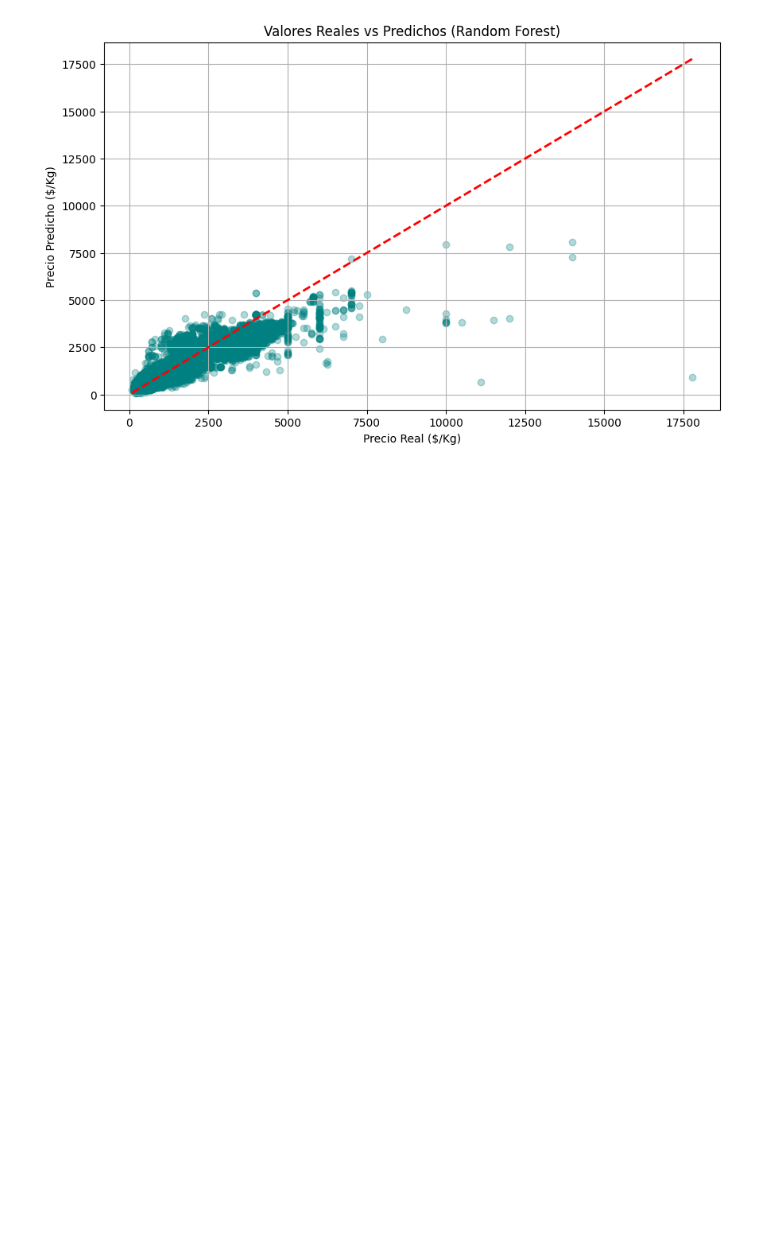
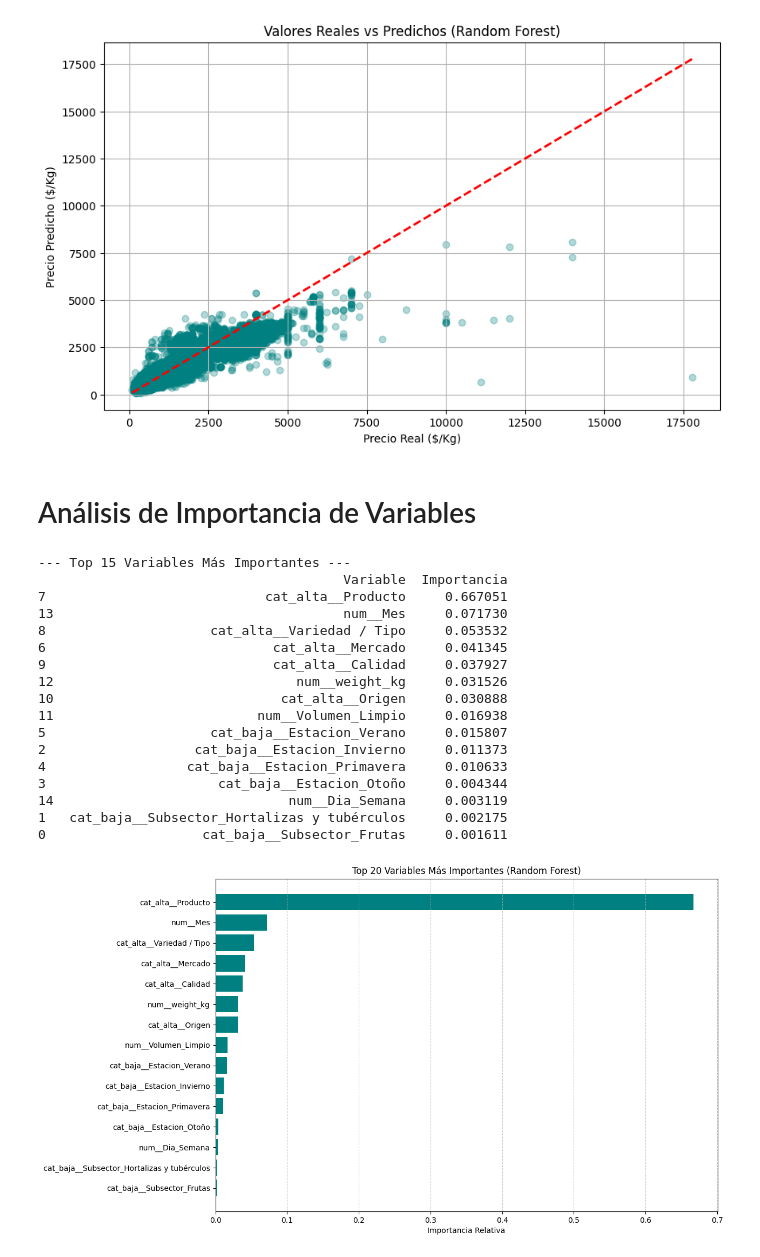
Before and after one commit to FrancisZaphkiel/predicion_precio_hortifruticula_chile, a Jupyter notebook: Analisis_de_Datos_con_Random_Forest.ipynb, the cells around one changed output. Cells and saved outputs as stored; diff of their text form; code cells hidden in the pictures; blank space fills up the shorter version.

Commit message:
feat: agregar tabla de importancia de variables en notebooks

```diff
--- a/Analisis_de_Datos_con_Random_Forest.ipynb
+++ b/Analisis_de_Datos_con_Random_Forest.ipynb
@@ -159,3 +159,46 @@ plt.grid(True)
 plt.show()
 # %% [output]
 [figure]
+# %% [markdown]
+# Análisis de Importancia de Variables
+# %%
+# Recuperamos nombres de variables tras el preprocesador
+feature_names = pipeline.named_steps["preprocessor"].get_feature_names_out()
+importances = pipeline.named_steps["model"].feature_importances_
+
+importance_df = pd.DataFrame({
+    "Variable": feature_names,
+    "Importancia": importances
+}).sort_values(by="Importancia", ascending=False)
+
+print("--- Top 15 Variables Más Importantes ---")
+print(importance_df.head(15))
+
+# Graficar importancia de variables
+top20 = importance_df.head(20)
+plt.figure(figsize=(12, 8))
+plt.barh(top20["Variable"], top20["Importancia"], color="teal")
+plt.title("Top 20 Variables Más Importantes (Random Forest)")
+plt.gca().invert_yaxis()
+plt.xlabel("Importancia Relativa")
+plt.grid(axis="x", linestyle="--", alpha=0.7)
+plt.show()
+# %% [output]
+--- Top 15 Variables Más Importantes ---
+                                       Variable  Importancia
+7                            cat_alta__Producto     0.667051
+13                                     num__Mes     0.071730
+8                     cat_alta__Variedad / Tipo     0.053532
+6                             cat_alta__Mercado     0.041345
+9                             cat_alta__Calidad     0.037927
+12                               num__weight_kg     0.031526
+10                             cat_alta__Origen     0.030888
+11                          num__Volumen_Limpio     0.016938
+5                     cat_baja__Estacion_Verano     0.015807
+2                   cat_baja__Estacion_Invierno     0.011373
+4                  cat_baja__Estacion_Primavera     0.010633
+3                      cat_baja__Estacion_Otoño     0.004344
+14                              num__Dia_Semana     0.003119
+1   cat_baja__Subsector_Hortalizas y tubérculos     0.002175
+0                    cat_baja__Subsector_Frutas     0.001611
+[figure, added]
```
Also changed, not shown: parts of 2 cells of this notebook, 2 other files.
